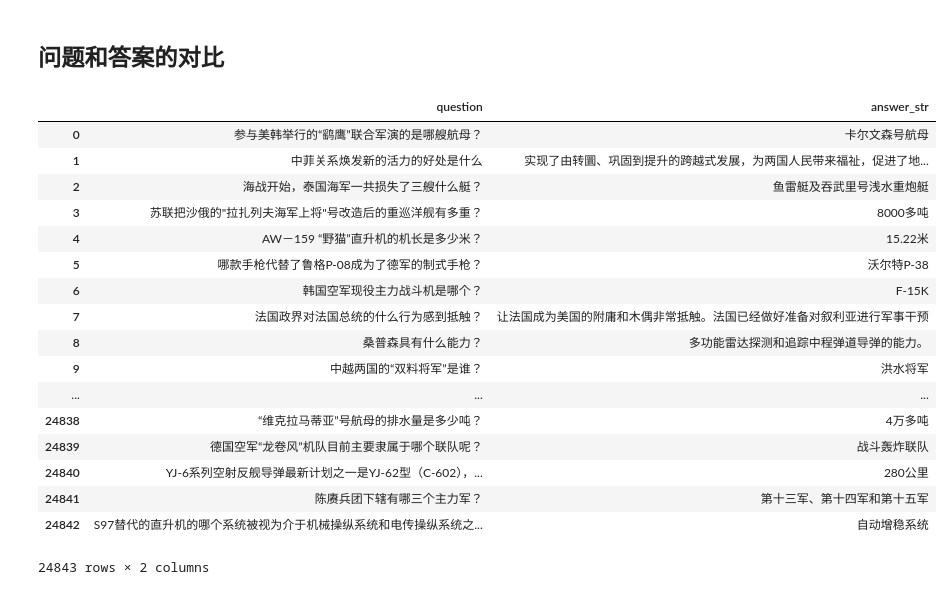
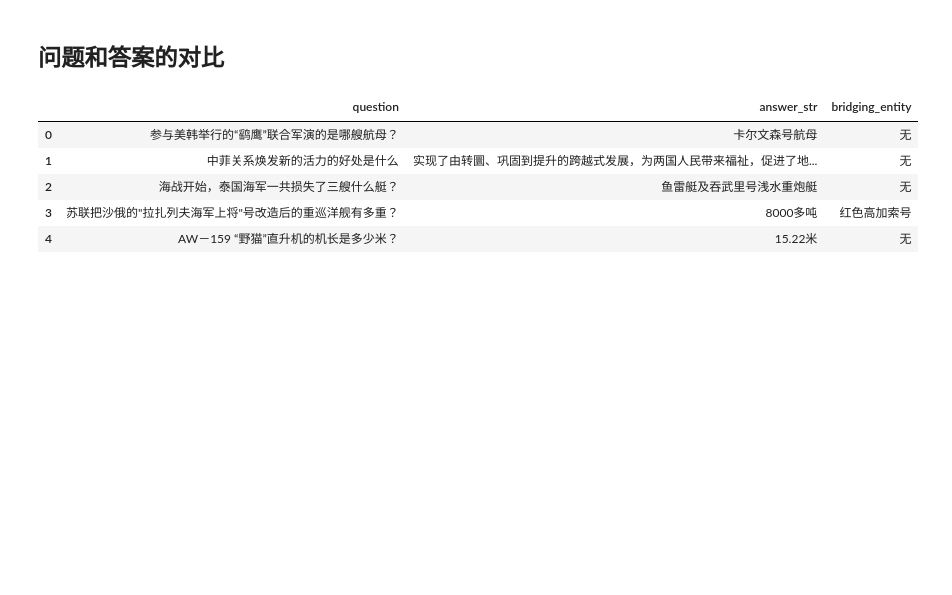
Before and after one commit to SunnyMarkLiu/les-military-mrc-rank7, a Jupyter notebook: notebooks/0. Exploratory Data Analysis.ipynb, the cells around one changed output. Drawn from its saved outputs; the diff is of its cells as text; code cells hidden in the pictures; blank space fills up the shorter version.

```diff
--- a/notebooks/0. Exploratory Data Analysis.ipynb
+++ b/notebooks/0. Exploratory Data Analysis.ipynb
@@ -74,0 +95,2 @@ plt.show()
+# %%
+train_df['question_len'] = train_df['question'].map(len)
@@ -90,0 +119,9 @@ plt.show()
+# %%
+content_pattern = re.compile(r'@content\d@')
+def find_support_para_in_docid(support_para):
+    docs = content_pattern.findall(support_para)
+    doc_ids = [doc[-2:-1] for doc in docs]
+    doc_ids = sorted(doc_ids)
+    return ','.join(doc_ids)
+# %%
+train_df['supporting_paragraph_in_docid'] = train_df['supporting_paragraph'].map(find_support_para_in_docid)
@@ -90,0 +134,17 @@ plt.show()
+# %%
+# 检测一个doc中是否包含多个 supporting_paragraph
+def chech_supporting_paragraph(sp_docid):
+    if '1,1,1,1' in sp_docid:
+        return True
+    elif '2,2,2,2' in sp_docid:
+        return True
+    elif '3,3,3,3' in sp_docid:
+        return True
+    elif '4,4,4,4' in sp_docid:
+        return True
+    elif '5,5,5,5' in sp_docid:
+        return True
+    else:
+        return False
+
+train_df['support_onedoc_multi_para'] = train_df['supporting_paragraph_in_docid'].map(chech_supporting_paragraph)
@@ -118,23 +191,11 @@ Name: answer_str, dtype: object
 # %% [markdown]
 ## 问题和答案的对比
 # %%
-train_df[['question', 'answer_str']]
+train_df[['question', 'answer_str', 'bridging_entity']].head()
 # %% [output]
-|  | question | answer_str |
-| 0 | 参与美韩举行的“鹞鹰”联合军演的是哪艘航母？ | 卡尔文森号航母 |
-| 1 | 中菲关系焕发新的活力的好处是什么 | 实现了由转圜、巩固到提升的跨越式发展，为两国人民带来福祉，促进了地... |
-| 2 | 海战开始，泰国海军一共损失了三艘什么艇？ | 鱼雷艇及吞武里号浅水重炮艇 |
-| 3 | 苏联把沙俄的"拉扎列夫海军上将"号改造后的重巡洋舰有多重？ | 8000多吨 |
-| 4 | AW－159 “野猫”直升机的机长是多少米？ | 15.22米 |
-| 5 | 哪款手枪代替了鲁格P-08成为了德军的制式手枪？ | 沃尔特P-38 |
-| 6 | 韩国空军现役主力战斗机是哪个？ | F-15K |
-| 7 | 法国政界对法国总统的什么行为感到抵触？ | 让法国成为美国的附庸和木偶非常抵触。法国已经做好准备对叙利亚进行军事干预 |
-| 8 | 桑普森具有什么能力？ | 多功能雷达探测和追踪中程弹道导弹的能力。 |
-| 9 | 中越两国的“双料将军”是谁？ | 洪水将军 |
-| ... | ... | ... |
-| 24838 | “维克拉马蒂亚”号航母的排水量是多少吨？ | 4万多吨 |
-| 24839 | 德国空军“龙卷风”机队目前主要隶属于哪个联队呢？ | 战斗轰炸联队 |
-| 24840 | YJ-6系列空射反舰导弹最新计划之一是YJ-62型（C-602），... | 280公里 |
-| 24841 | 陈赓兵团下辖有哪三个主力军？ | 第十三军、第十四军和第十五军 |
-| 24842 | S97替代的直升机的哪个系统被视为介于机械操纵系统和电传操纵系统之... | 自动增稳系统 |
+|  | question | answer_str | bridging_entity |
+| 0 | 参与美韩举行的“鹞鹰”联合军演的是哪艘航母？ | 卡尔文森号航母 | 无 |
+| 1 | 中菲关系焕发新的活力的好处是什么 | 实现了由转圜、巩固到提升的跨越式发展，为两国人民带来福祉，促进了地... | 无 |
+| 2 | 海战开始，泰国海军一共损失了三艘什么艇？ | 鱼雷艇及吞武里号浅水重炮艇 | 无 |
+| 3 | 苏联把沙俄的"拉扎列夫海军上将"号改造后的重巡洋舰有多重？ | 8000多吨 | 红色高加索号 |
+| 4 | AW－159 “野猫”直升机的机长是多少米？ | 15.22米 | 无 |
-24843 rows × 2 columns
```
Also changed, not shown: parts of 24 cells of this notebook, 6 other files.
